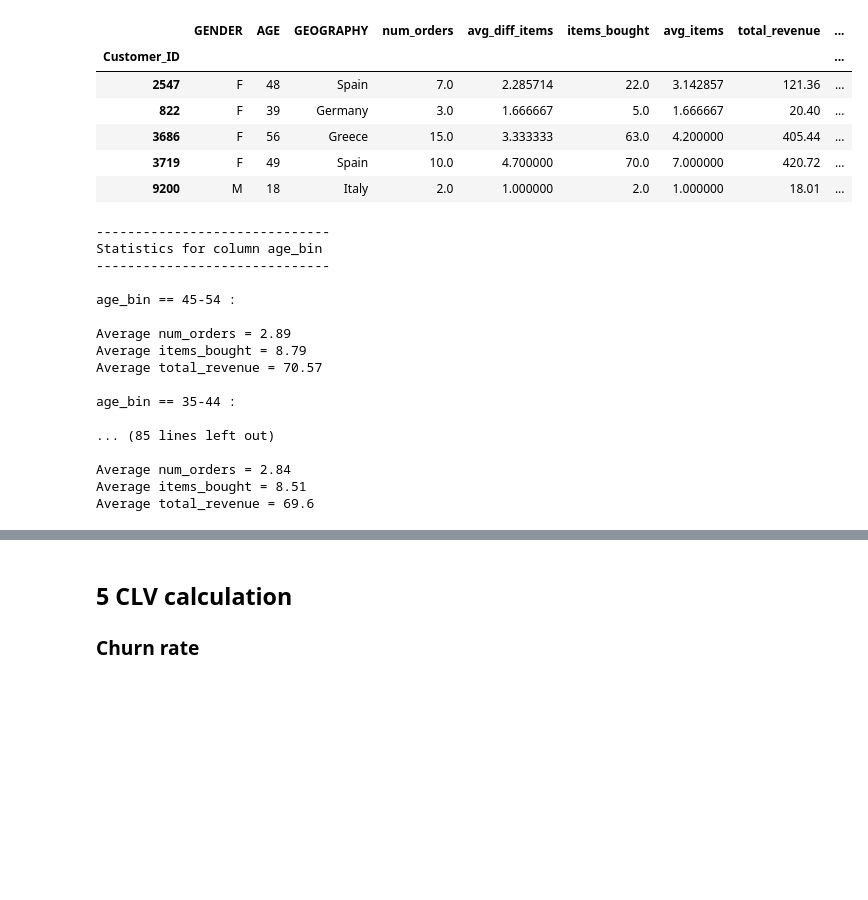
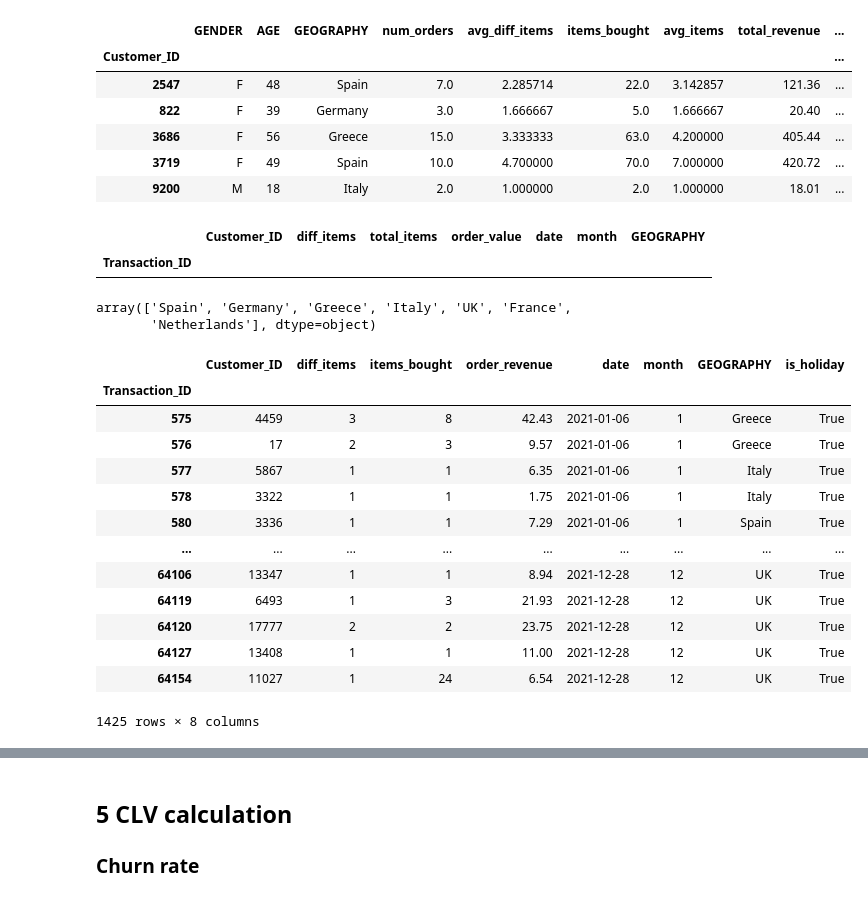
Before and after one commit to Faskill/RBS-Oracle-Project, a Jupyter notebook: Oracle_Project_RBS.ipynb, the cells around one changed output, grey strips where cells are left out. Drawn from its saved outputs; the diff is of its cells as text; code cells hidden in the pictures; blank space fills up the shorter version.

```diff
--- a/Oracle_Project_RBS.ipynb
+++ b/Oracle_Project_RBS.ipynb
@@ -357,4 +250,48 @@ customers_df.head(5)
 | 3686 | F | 56 | Greece | 15.0 | 3.333333 | 63.0 | 4.200000 | 405.44 | ... |
 | 3719 | F | 49 | Spain | 10.0 | 4.700000 | 70.0 | 7.000000 | 420.72 | ... |
 | 9200 | M | 18 | Italy | 2.0 | 1.000000 | 2.0 | 1.000000 | 18.01 | ... |
+# %%
+transactions = pd.merge(transactions, customers[["GEOGRAPHY"]], left_on="Customer_ID", right_index=True, how='left')
+# %%
+transactions[pd.isna(transactions.GEOGRAPHY)]
+# %% [output]
+|  | Customer_ID | diff_items | total_items | order_value | date | month | GEOGRAPHY |
+| Transaction_ID |  |  |  |  |  |  |  |
+# %%
+transactions.GEOGRAPHY.unique()
+# %% [output]
+array(['Spain', 'Germany', 'Greece', 'Italy', 'UK', 'France',
+       'Netherlands'], dtype=object)
+# %%
+transactions["month"] = transactions["date"].dt.month
+transactions["is_holiday"] = False
+
+def is_holiday(calendar, date) -> bool:
+    return date in calendar
+
+def define_holidays(df: pd.DataFrame, country_col: str="GEOGRAPHY") -> None :
+    countries = df[country_col].unique()
+    for c in countries:
+        calendar = holidays.country_holidays(c)
+        df.loc[df[country_col] == c, 'is_holiday'] = df.apply(lambda x: is_holiday(calendar, x.date), axis=1)
+    return df
+
+transactions = define_holidays(transactions)
+transactions.rename(columns={'total_items': 'items_bought', 'order_value': 'order_revenue'}, inplace=True)
+transactions[transactions.is_holiday == True]
+# %% [output]
+|  | Customer_ID | diff_items | items_bought | order_revenue | date | month | GEOGRAPHY | is_holiday |
+| Transaction_ID |  |  |  |  |  |  |  |  |
+| 575 | 4459 | 3 | 8 | 42.43 | 2021-01-06 | 1 | Greece | True |
+| 576 | 17 | 2 | 3 | 9.57 | 2021-01-06 | 1 | Greece | True |
+| 577 | 5867 | 1 | 1 | 6.35 | 2021-01-06 | 1 | Italy | True |
+| 578 | 3322 | 1 | 1 | 1.75 | 2021-01-06 | 1 | Italy | True |
+| 580 | 3336 | 1 | 1 | 7.29 | 2021-01-06 | 1 | Spain | True |
+| ... | ... | ... | ... | ... | ... | ... | ... | ... |
+| 64106 | 13347 | 1 | 1 | 8.94 | 2021-12-28 | 12 | UK | True |
+| 64119 | 6493 | 1 | 3 | 21.93 | 2021-12-28 | 12 | UK | True |
+| 64120 | 17777 | 2 | 2 | 23.75 | 2021-12-28 | 12 | UK | True |
+| 64127 | 13408 | 1 | 1 | 11.00 | 2021-12-28 | 12 | UK | True |
+| 64154 | 11027 | 1 | 24 | 6.54 | 2021-12-28 | 12 | UK | True |
+1425 rows × 8 columns
 # %%
@@ -372,21 +312,0 @@ def categorical_column_stats(df:pd.DataFrame, columns=list[str], summary_cols=li
-# %%
-sum_cols = ['num_orders', 'items_bought', 'total_revenue']
-categorical_column_stats(customers_df, ['age_bin', 'GEOGRAPHY', 'GENDER'], sum_cols)
-# %% [output]
-------------------------------
-Statistics for column age_bin
-------------------------------
-
-age_bin == 45-54 :
-
-Average num_orders = 2.89
-Average items_bought = 8.79
-Average total_revenue = 70.57
-
-age_bin == 35-44 :
-
-... (85 lines left out)
-
-Average num_orders = 2.84
-Average items_bought = 8.51
-Average total_revenue = 69.6
```
Also changed, not shown: parts of 21 cells of this notebook.
